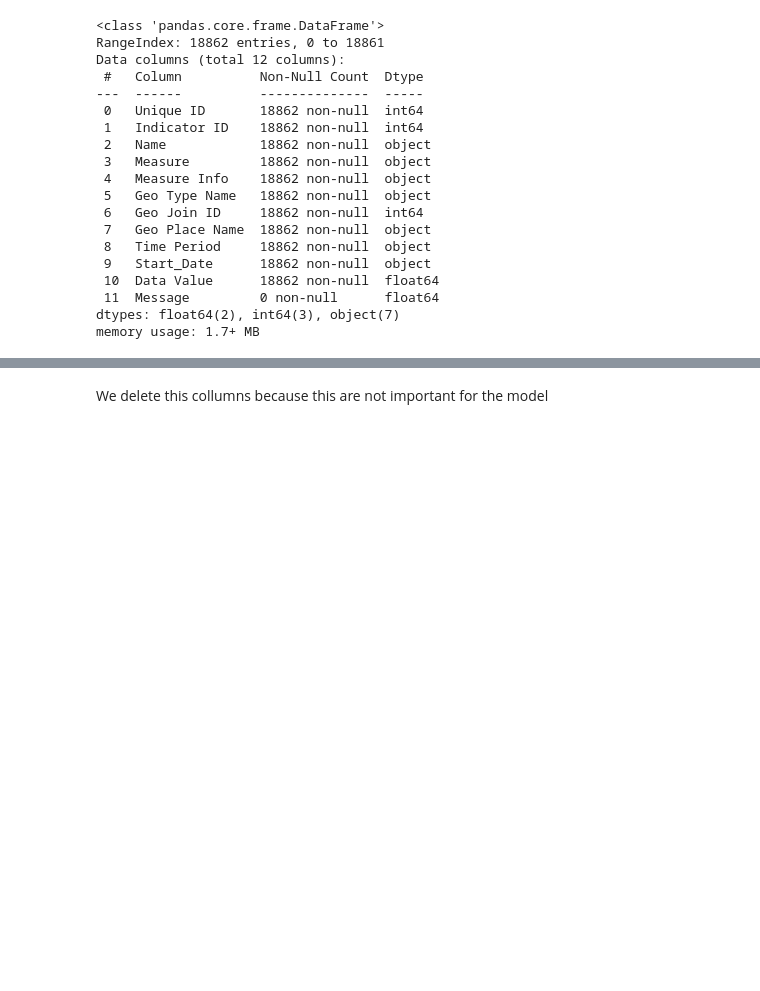
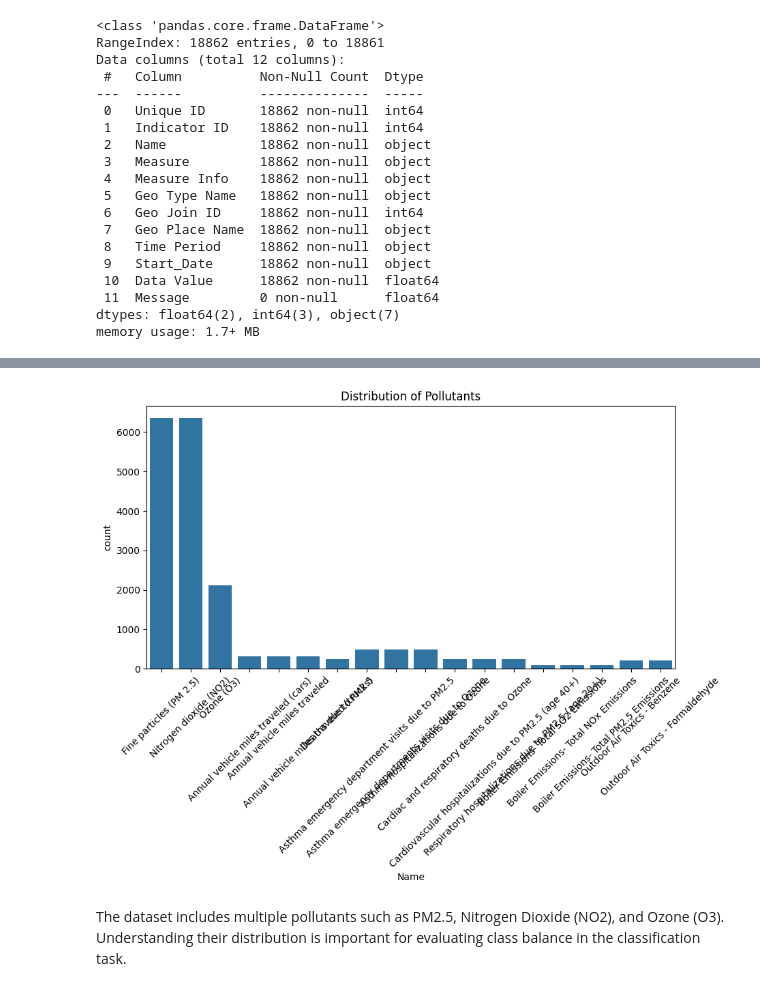
Before and after one commit to Santyago710/challenge2__3, a Jupyter notebook: notebooks/eda.ipynb, the cells around one changed output, grey strips where cells are left out. Cells and saved outputs as stored; diff of their text form; code cells hidden in the pictures; blank space fills up the shorter version.

```diff
--- a/notebooks/eda.ipynb
+++ b/notebooks/eda.ipynb
@@ -59,3 +82,12 @@ df_clean = df.drop(columns=[
+# %%
+plt.figure(figsize=(10,5))
+sns.countplot(data=df, x="Name")
+plt.xticks(rotation=45)
+plt.title("Distribution of Pollutants")
+plt.show()
+# %% [output]
+[figure, added]
 # %% [markdown]
-We delete this collumns because this are not important for the model
+The dataset includes multiple pollutants such as PM2.5, Nitrogen Dioxide (NO2), and Ozone (O3).
+Understanding their distribution is important for evaluating class balance in the classification task.
 # %%
```
Also changed, not shown: parts of 32 cells of this notebook, 3 other files.
